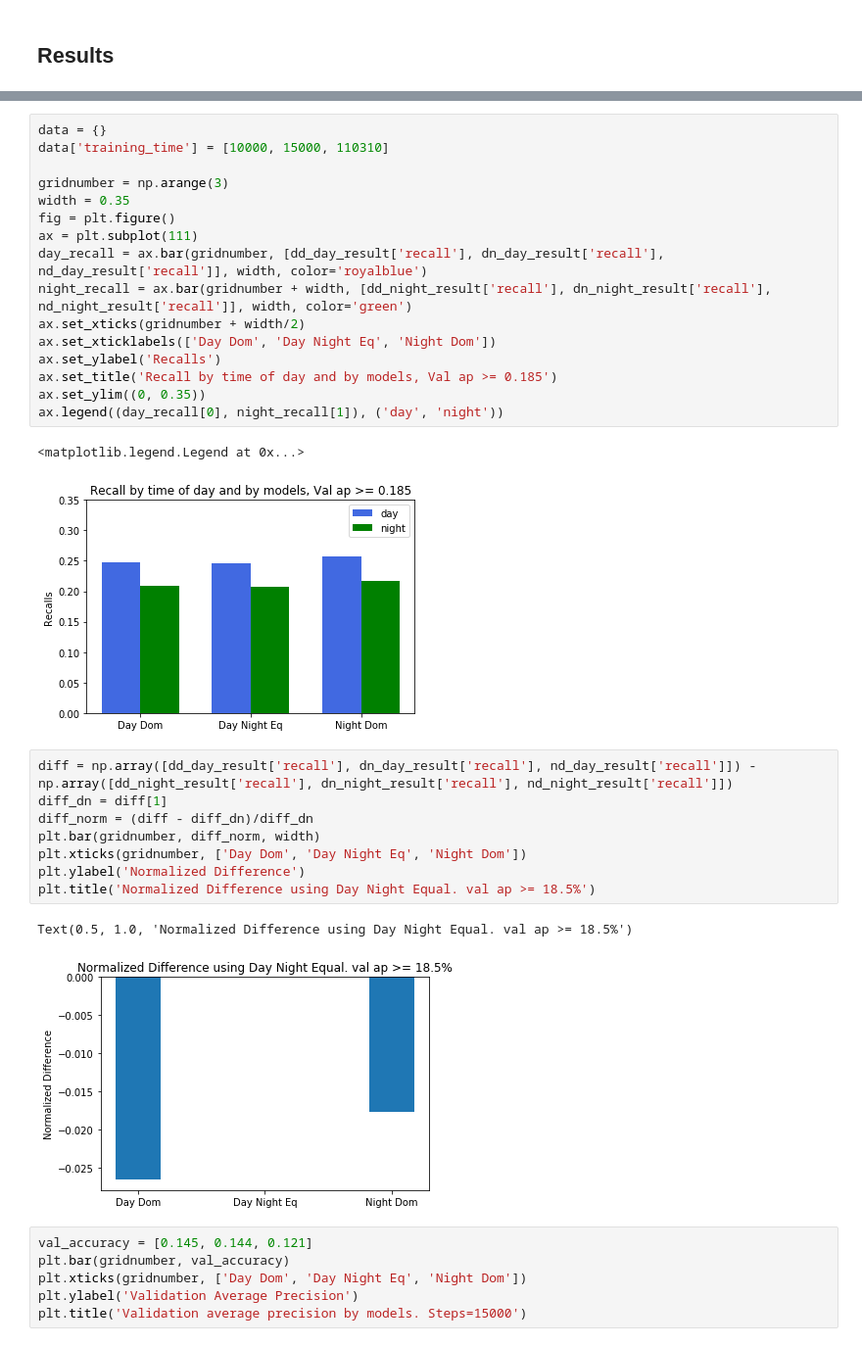
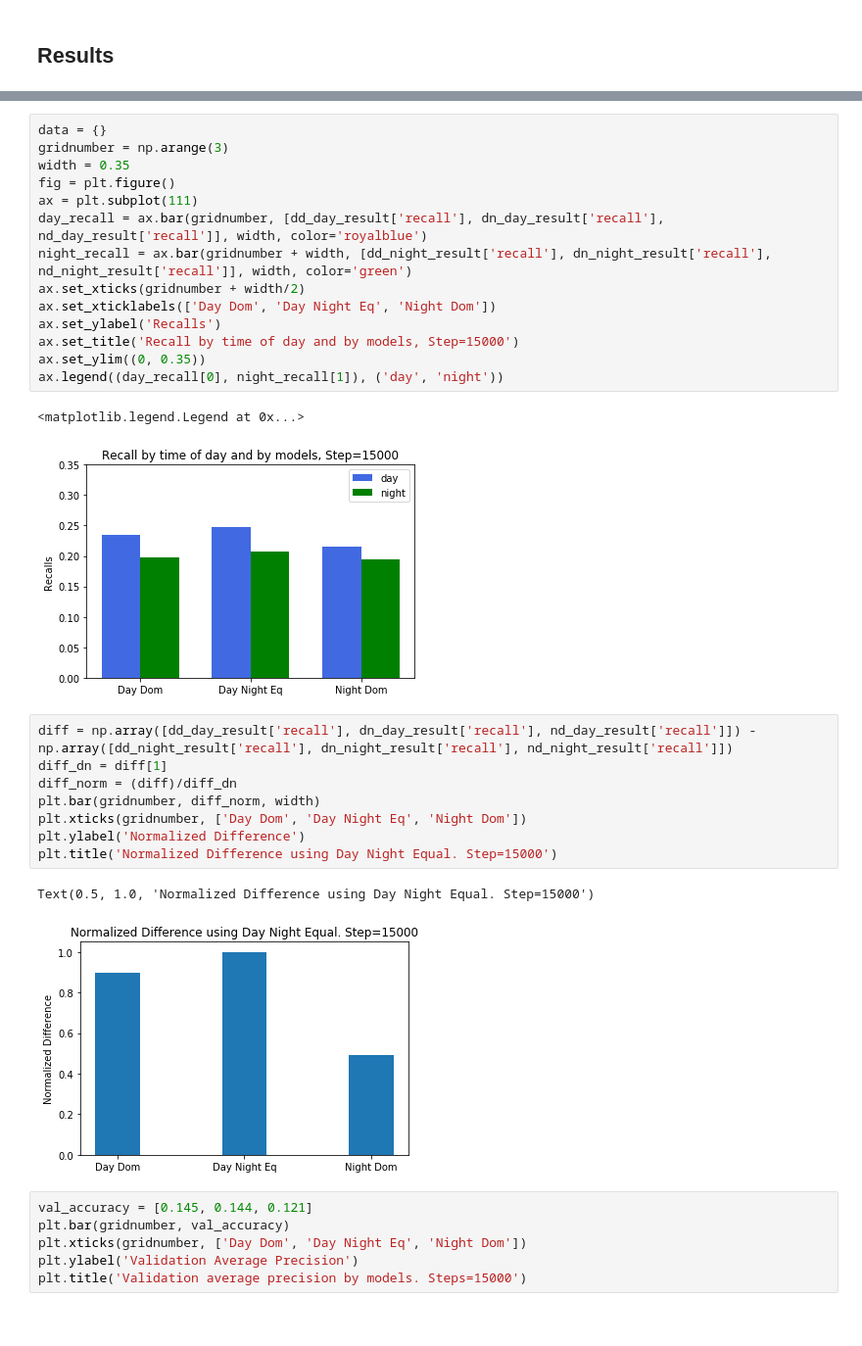
Before and after one commit to noya/strata-bias-demo, a Jupyter notebook: presentation_plots.ipynb, the cells around one changed output, grey strips where cells are left out. Shown at 98% size. Saved outputs shown, nothing was run; the diff lists cells and outputs as text.

Commit message:
Rerun bias detection notebook. Rerun presentation notebook with updated data

```diff
--- a/presentation_plots.ipynb
+++ b/presentation_plots.ipynb
@@ -477,8 +429,6 @@ Text(0.5, 1.0, 'Number of training steps vs datasets. Val >= 18.5%')
 [figure]
 # %%
 data = {}
-data['training_time'] = [10000, 15000, 110310]
-
 gridnumber = np.arange(3)
 width = 0.35
 fig = plt.figure()
@@ -488,23 +438,23 @@ night_recall = ax.bar(gridnumber + width, [dd_night_result['recall'], dn_night_r
 ax.set_xticks(gridnumber + width/2)
 ax.set_xticklabels(['Day Dom', 'Day Night Eq', 'Night Dom'])
 ax.set_ylabel('Recalls')
-ax.set_title('Recall by time of day and by models, Val ap >= 0.185')
+ax.set_title('Recall by time of day and by models, Step=15000')
 ax.set_ylim((0, 0.35))
 ax.legend((day_recall[0], night_recall[1]), ('day', 'night'))
 # %% [output]
 <matplotlib.legend.Legend at 0x...>
-[figure, old version]
+[figure, new version]
 # %%
 diff = np.array([dd_day_result['recall'], dn_day_result['recall'], nd_day_result['recall']]) - np.array([dd_night_result['recall'], dn_night_result['recall'], nd_night_result['recall']])
 diff_dn = diff[1]
-diff_norm = (diff - diff_dn)/diff_dn
+diff_norm = (diff)/diff_dn
 plt.bar(gridnumber, diff_norm, width)
 plt.xticks(gridnumber, ['Day Dom', 'Day Night Eq', 'Night Dom'])
 plt.ylabel('Normalized Difference')
-plt.title('Normalized Difference using Day Night Equal. val ap >= 18.5%')
+plt.title('Normalized Difference using Day Night Equal. Step=15000')
 # %% [output]
-Text(0.5, 1.0, 'Normalized Difference using Day Night Equal. val ap >= 18.5%')
+Text(0.5, 1.0, 'Normalized Difference using Day Night Equal. Step=15000')
-[figure, old version]
+[figure, new version]
 # %%
 val_accuracy = [0.145, 0.144, 0.121]
 plt.bar(gridnumber, val_accuracy)
```
Also changed, not shown: parts of 13 cells of this notebook, 1 other file.
